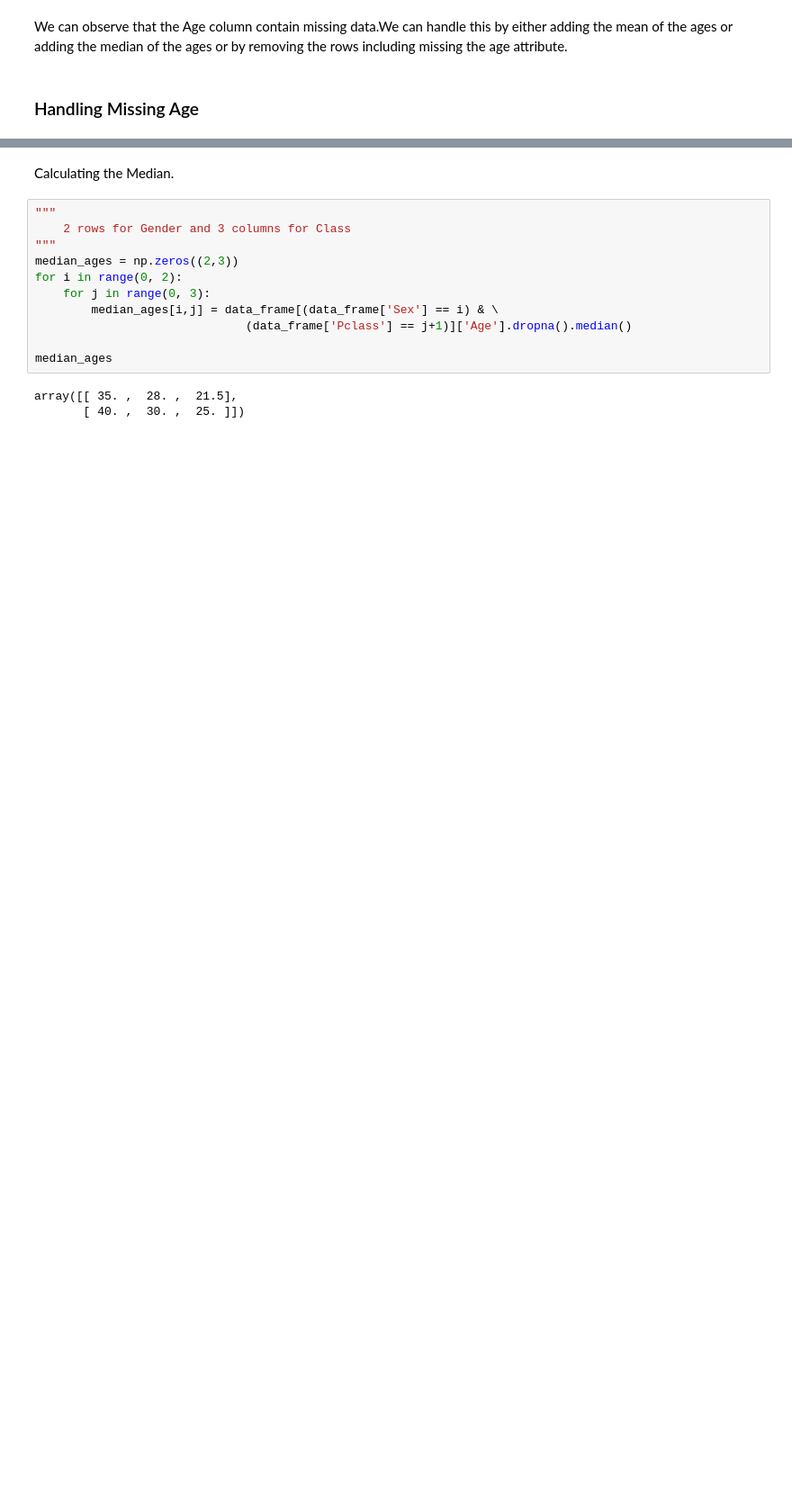
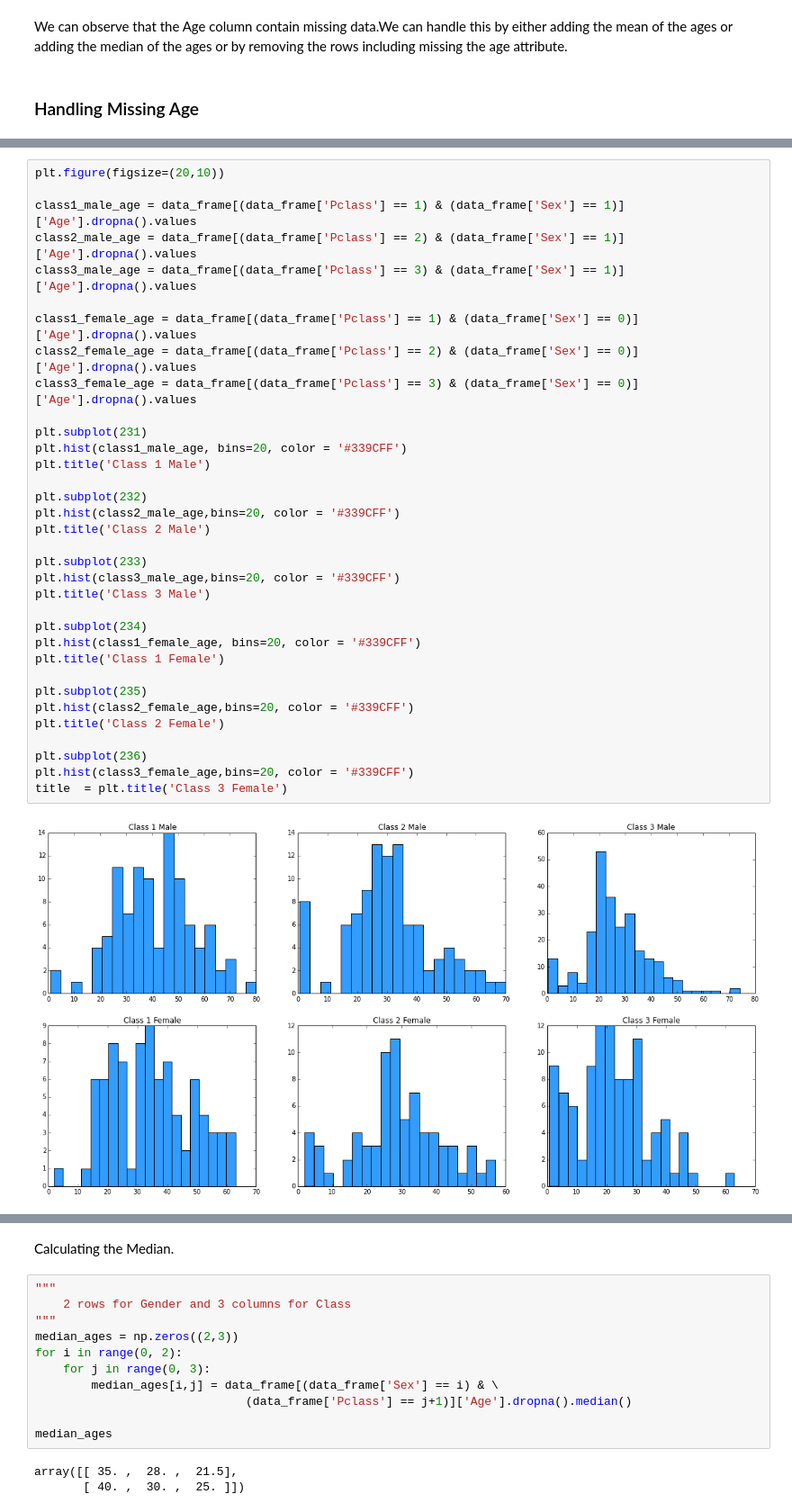
Before and after one commit to islamelmaddah/visualizations, a Jupyter notebook: Titanic.ipynb, the cells around one changed output, grey strips where cells are left out. Shown: that part at 90% size. Saved outputs shown, nothing was run; the diff lists cells and outputs as text; blank space fills up the shorter version.

```diff
--- a/Titanic.ipynb
+++ b/Titanic.ipynb
@@ -73,0 +129,36 @@ It's good to take into consideration the other attributes while filling the miss
+# %%
+plt.figure(figsize=(20,10))
+
+class1_male_age = data_frame[(data_frame['Pclass'] == 1) & (data_frame['Sex'] == 1)]['Age'].dropna().values
+class2_male_age = data_frame[(data_frame['Pclass'] == 2) & (data_frame['Sex'] == 1)]['Age'].dropna().values
+class3_male_age = data_frame[(data_frame['Pclass'] == 3) & (data_frame['Sex'] == 1)]['Age'].dropna().values
+
+class1_female_age = data_frame[(data_frame['Pclass'] == 1) & (data_frame['Sex'] == 0)]['Age'].dropna().values
+class2_female_age = data_frame[(data_frame['Pclass'] == 2) & (data_frame['Sex'] == 0)]['Age'].dropna().values
+class3_female_age = data_frame[(data_frame['Pclass'] == 3) & (data_frame['Sex'] == 0)]['Age'].dropna().values
+
+plt.subplot(231)
+plt.hist(class1_male_age, bins=20, color = '#339CFF')
+plt.title('Class 1 Male')
+
+plt.subplot(232)
+plt.hist(class2_male_age,bins=20, color = '#339CFF')
+plt.title('Class 2 Male')
+
+plt.subplot(233)
+plt.hist(class3_male_age,bins=20, color = '#339CFF')
+plt.title('Class 3 Male')
+
+plt.subplot(234)
+plt.hist(class1_female_age, bins=20, color = '#339CFF')
+plt.title('Class 1 Female')
+
+plt.subplot(235)
+plt.hist(class2_female_age,bins=20, color = '#339CFF')
+plt.title('Class 2 Female')
+
+plt.subplot(236)
+plt.hist(class3_female_age,bins=20, color = '#339CFF')
+title  = plt.title('Class 3 Female')
+# %% [output]
+[figure, added]
```
Also changed, not shown: parts of 35 cells of this notebook.
